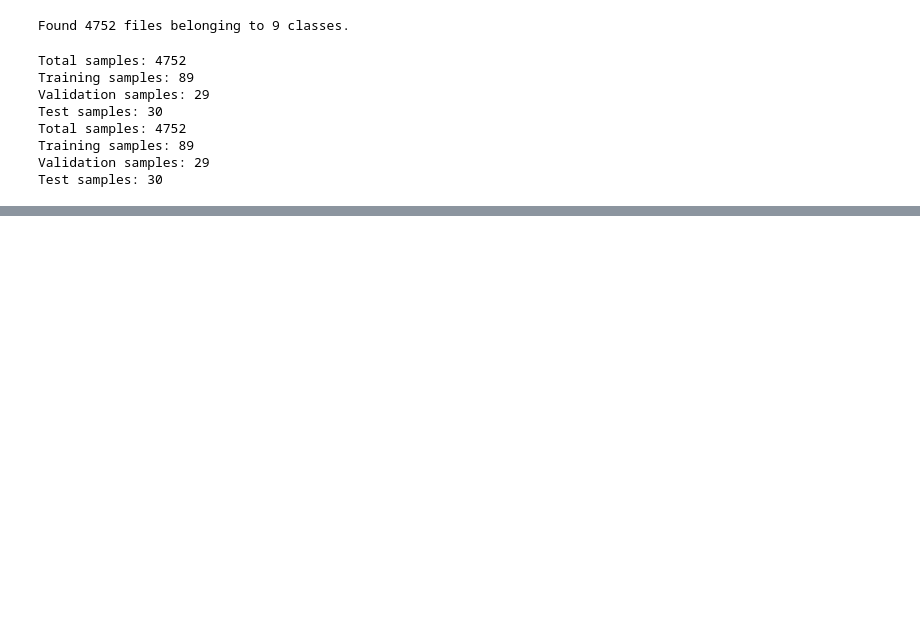
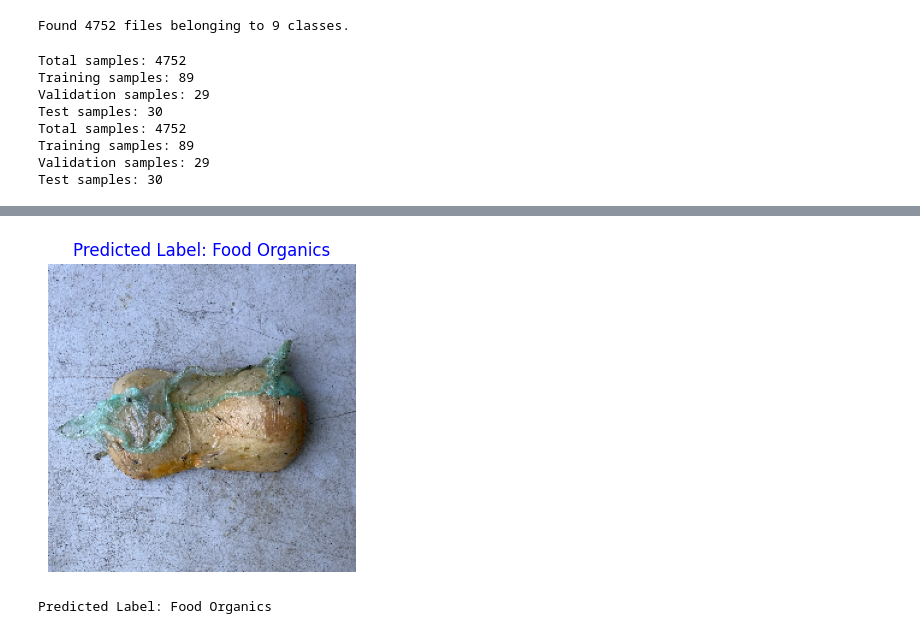
Before and after one commit to TeamVortex-X/Simple-convolutional-neural-network-to-perform-classification, a Jupyter notebook: Task_2.ipynb, the cells around one changed output, grey strips where cells are left out. Cells and saved outputs as stored; diff of their text form; code cells hidden in the pictures; blank space fills up the shorter version.

```diff
--- a/Task_2.ipynb
+++ b/Task_2.ipynb
@@ -213,0 +267,7 @@ Test Accuracy: 0.8616803288459778
+# %%
+image_path = r"C:\Users\pasir\Desktop\PR_assignment\realwaste\realwaste-main\RealWaste\Food Organics\Food Organics_32.jpg"
+
+predicted_label, probabilities = predict_single_image(InceptionResNetV2, image_path, target_size=image_size, class_indices=class_names)
+
+print(f"Predicted Label: {predicted_label}")
+# %% [output]
@@ -213,0 +275,2 @@ Test Accuracy: 0.8616803288459778
+[figure, added]
+Predicted Label: Food Organics
```
Also changed, not shown: parts of 13 cells of this notebook.
